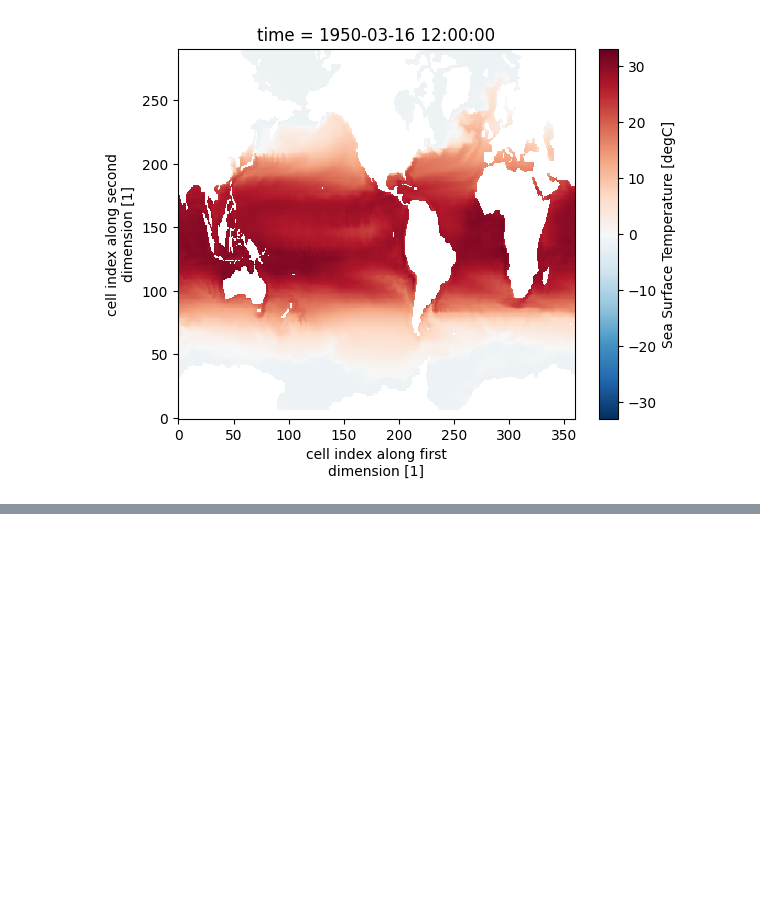
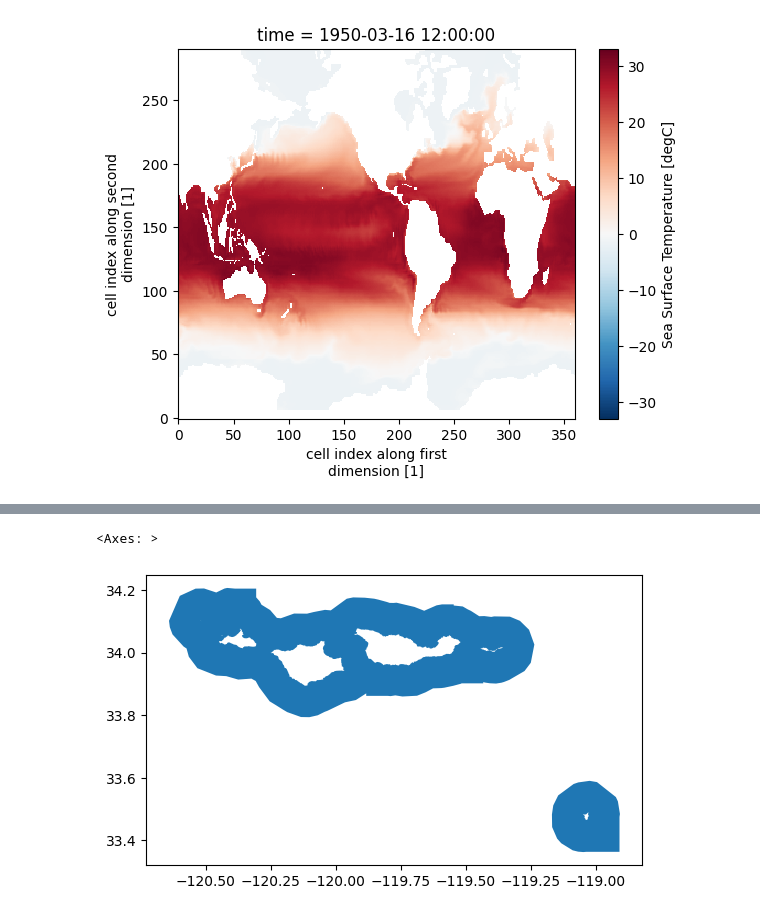
Before and after one commit to olleholt/toolkit, a Jupyter notebook: test_notebooks/dataAccess_test_patty.ipynb, the cells around one changed output, grey strips where cells are left out. Cells and saved outputs as stored; diff of their text form; code cells hidden in the pictures; blank space fills up the shorter version.

```diff
--- a/test_notebooks/dataAccess_test_patty.ipynb
+++ b/test_notebooks/dataAccess_test_patty.ipynb
@@ -311,0 +372,16 @@ ds.tos.sel(time='1950-03').squeeze().plot()
+# %%
+import geopandas as gpd
+
+# path to channel island shapefile
+cinms = '../cinms_py'
+
+# Read the shapefile
+pts = gpd.read_file(cinms)
+
+# Read the shapefile
+cinms_shape = gpd.read_file(cinms).to_crs(4326)
+
+cinms_shape.plot()
+# %% [output]
+<Axes: >
+[figure, added]
```
Also changed, not shown: parts of 4 cells of this notebook, 1 other file.
